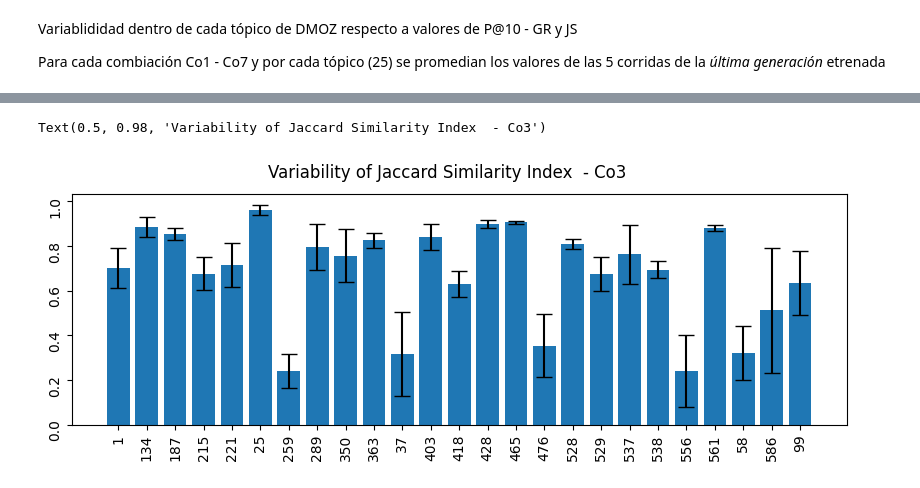
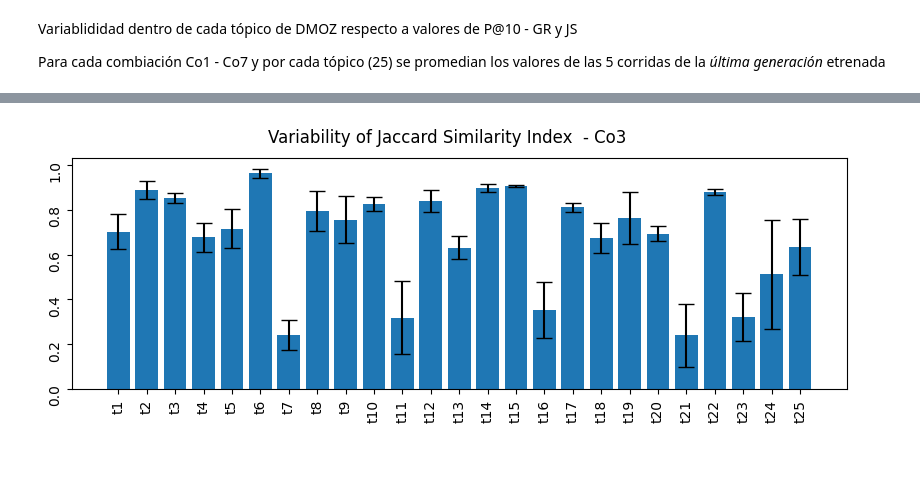
Before and after one commit to ceciliabaggio/mogp_with_terms, a Jupyter notebook: dmoz_topic_variability/topic-variablity-mogp.ipynb, the cells around one changed output, grey strips where cells are left out. Cells and saved outputs as stored; diff of their text form; code cells hidden in the pictures; blank space fills up the shorter version.

Commit message:
plots using IC_95%

```diff
--- a/dmoz_topic_variability/topic-variablity-mogp.ipynb
+++ b/dmoz_topic_variability/topic-variablity-mogp.ipynb
@@ -256,25 +366,33 @@ import math
 
 ci95_hi = []
 ci95_lo = []
-#print(t)
+ci95=[]
+
 for i in t.index:
     m, c, s = t.loc[i]
     ci95_hi.append(m + 1.96*s/math.sqrt(c))
     ci95_lo.append(m - 1.96*s/math.sqrt(c))
+    ci95.append(IC_95(s,c))
 
 t['ci95_lo'] = ci95_lo
 t['ci95_hi'] = ci95_hi
+t['ci95'] = ci95
 
 
-t.rename({'mean':'mean_gr', 'count': 'runs', 'std': 'std_gr', 'ci95_lo':'ci95_lo_gr', 'ci95_hi':  'ci95_hi_gr'}, axis='columns', inplace=True)
+t.rename({'mean':'mean_js', 'count': 'runs', 'std': 'std_js', 'ci95_lo':'ci95_lo_js', 'ci95_hi':  'ci95_hi_js', 'ci95':  'ci95_js'}, axis='columns', inplace=True)
 
 
 print (t.to_latex())
 
 
-df_general['mean_gr'] = t['mean_gr']
-df_general['std_gr'] = t['std_gr']
-df_general['ci95_lo_gr']= t ['ci95_lo_gr']
-df_general['ci95_hi_gr']=t['ci95_hi_gr']
+df_general['mean_js'] = t['mean_js']
+df_general['std_js'] = t['std_js']
+df_general['ci95_lo_js']= t ['ci95_lo_js']
+df_general['ci95_hi_js']=t['ci95_hi_js']
+df_general['ci95_js']=t['ci95_js']
+
+df_general['runs'] = df_general['runs'].astype(int)
+
+print(df_general.to_latex())
 df_general
 # %% [output]
@@ -359,13 +433,12 @@ df_ave_data
 # %%
 ######### JACCARD
-import matplotlib.pyplot as plt
-
 
 fig, axs = plt.subplots(1,1, figsize=(10, 3), sharey=False)
 axs.tick_params(labelrotation=90)
-axs.bar(df_ave_data.columns, df_ave_data.mean(), yerr=df_ave_data.std(), capsize=6)
+axs.bar(topic_renaming, df_general['mean_js'], yerr=df_general['ci95_js'], capsize=6)
 
 fig.suptitle('Variability of Jaccard Similarity Index  - '+ comb)
+plt.savefig(save_path + "Co3_dmoz_variability_js.svg")
+plt.show()
 # %% [output]
-Text(0.5, 0.98, 'Variability of Jaccard Similarity Index  - Co3')
-[figure, old version]
+[figure, new version]
```
Also changed, not shown: parts of 22 cells of this notebook, 6 other files.
